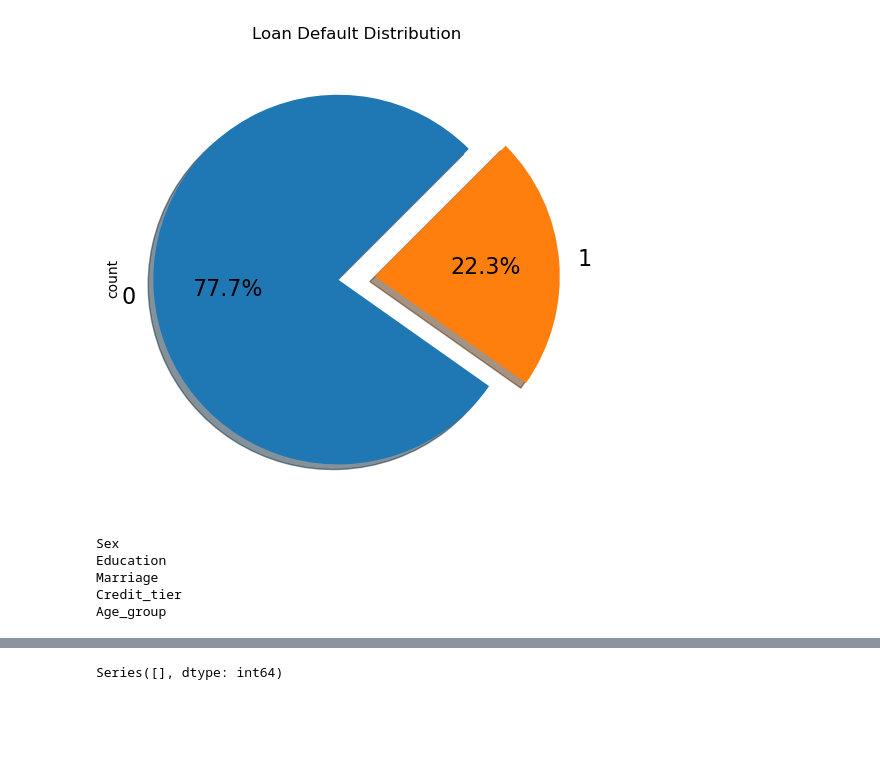
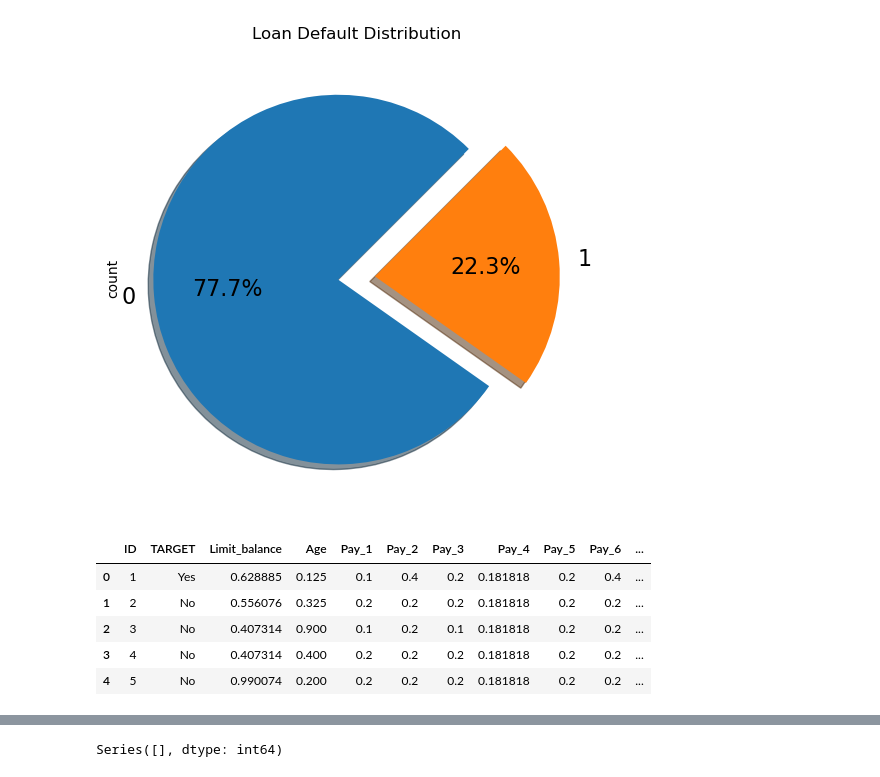
Before and after one commit to 3barney/credit_card_defaulter, a Jupyter notebook: model3.ipynb, the cells around one changed output, grey strips where cells are left out. Cells and saved outputs as stored; diff of their text form; code cells hidden in the pictures; blank space fills up the shorter version.

```diff
--- a/model3.ipynb
+++ b/model3.ipynb
@@ -299,14 +299,3 @@ train_data['TARGET'].value_counts().plot.pie(
 # %% [output]
 Text(0.5, 1.0, 'Loan Default Distribution')
 [figure]
-# %%
-label_encoder = LabelEncoder()
-for col in categorical_columns:
-    print(col)
-    combined_data[col] = label_encoder.fit_transform(combined_data[col])
-# %% [output]
-Sex
-Education
-Marriage
-Credit_tier
-Age_group
@@ -312,0 +316,9 @@ Age_group
+# %%
+combined_data.head()
+# %% [output]
+|  | ID | TARGET | Limit_balance | Age | Pay_1 | Pay_2 | Pay_3 | Pay_4 | Pay_5 | Pay_6 | ... |
+| 0 | 1 | Yes | 0.628885 | 0.125 | 0.1 | 0.4 | 0.2 | 0.181818 | 0.2 | 0.4 | ... |
+| 1 | 2 | No | 0.556076 | 0.325 | 0.2 | 0.2 | 0.2 | 0.181818 | 0.2 | 0.2 | ... |
+| 2 | 3 | No | 0.407314 | 0.900 | 0.1 | 0.2 | 0.1 | 0.181818 | 0.2 | 0.2 | ... |
+| 3 | 4 | No | 0.407314 | 0.400 | 0.2 | 0.2 | 0.2 | 0.181818 | 0.2 | 0.2 | ... |
+| 4 | 5 | No | 0.990074 | 0.200 | 0.2 | 0.2 | 0.2 | 0.181818 | 0.2 | 0.2 | ... |
```
Also changed, not shown: parts of 17 cells of this notebook.
